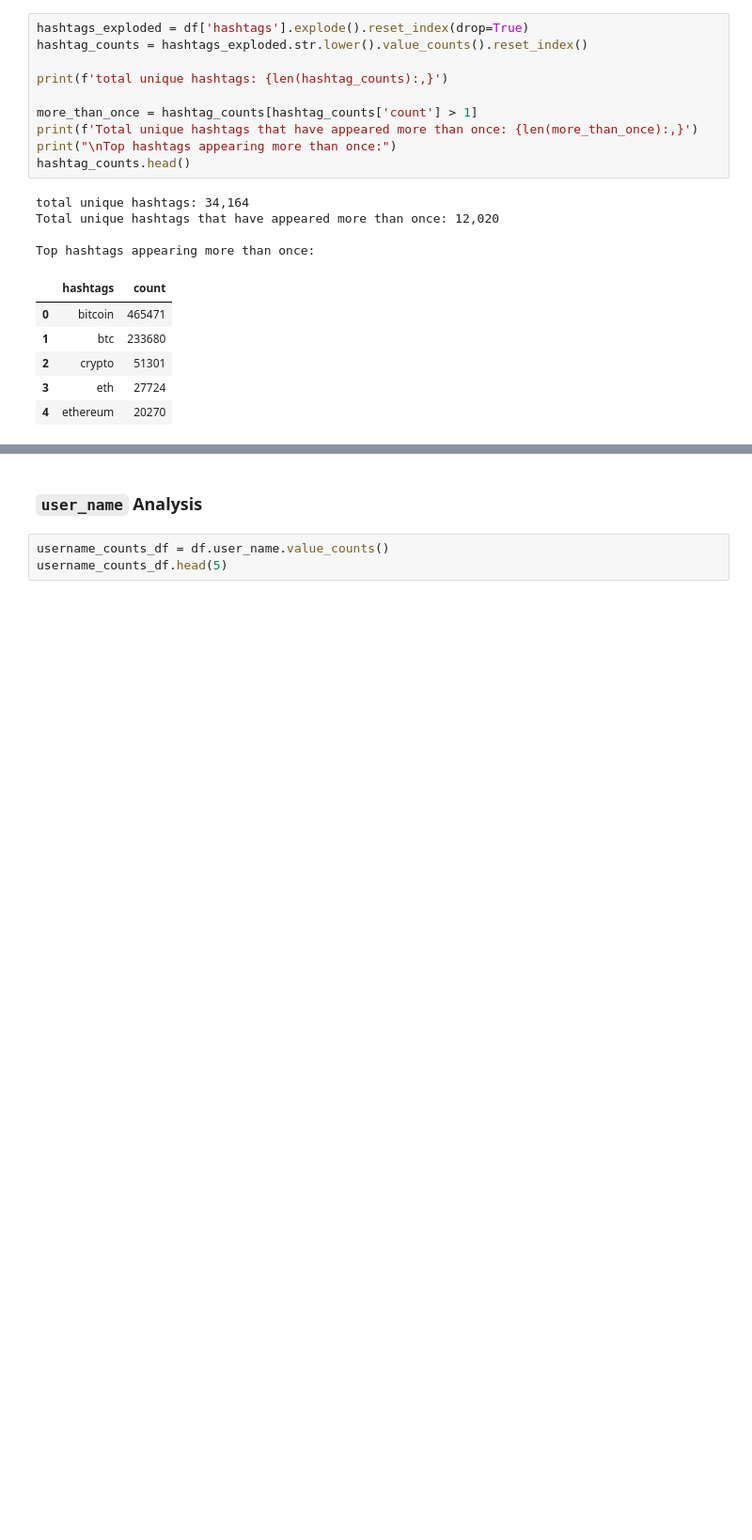
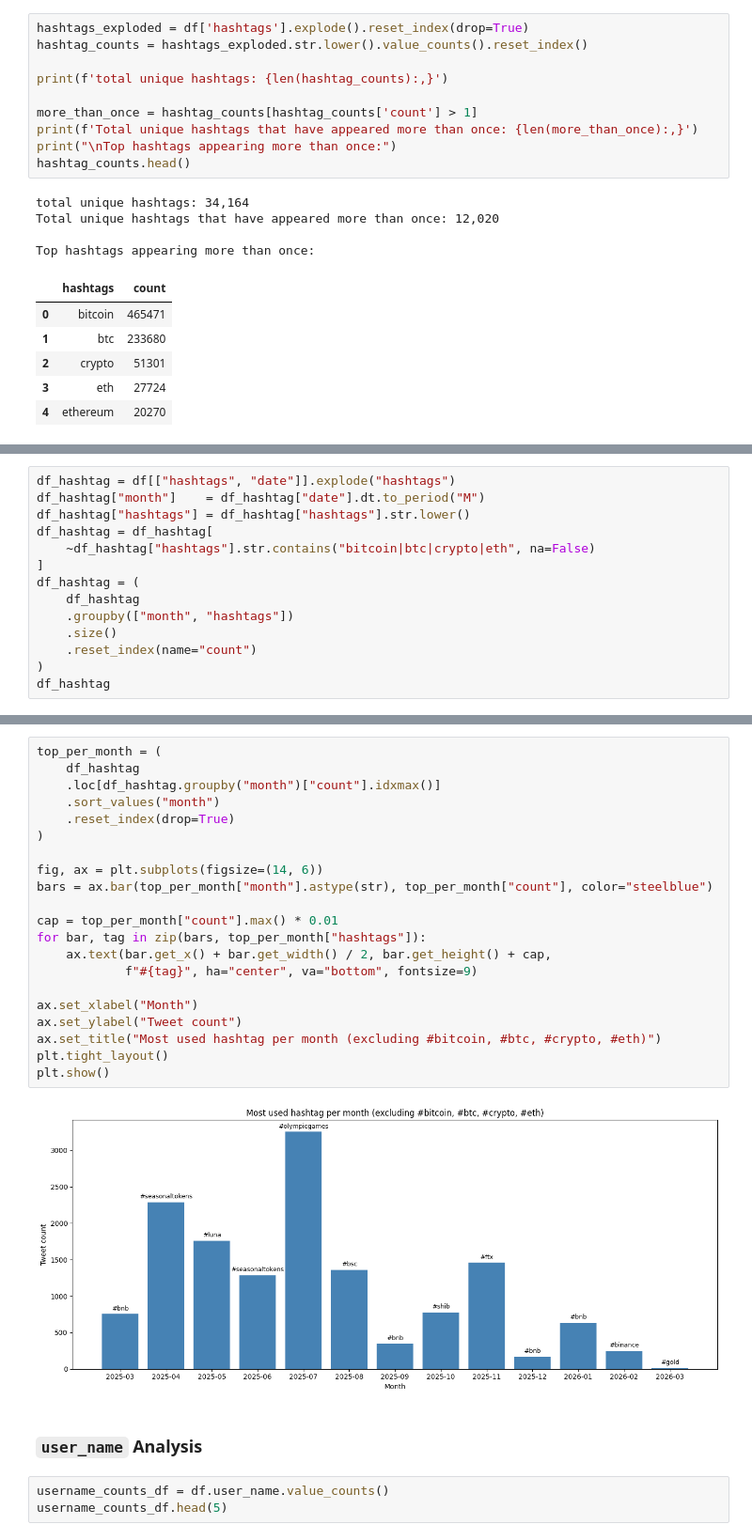
Before and after one commit to badyy8/Assignment_2_social_media_analysis, a Jupyter notebook: 01_data_network.ipynb, the cells around one changed output, grey strips where cells are left out. Shown at 94% size. Saved outputs shown, nothing was run; the diff lists cells and outputs as text; blank space fills up the shorter version.

```diff
--- a/01_data_network.ipynb
+++ b/01_data_network.ipynb
@@ -118,0 +120,14 @@ From ~600k tweets there are 34k unique hashtags found
+# %%
+df_hashtag = df[["hashtags", "date"]].explode("hashtags")
+df_hashtag["month"]    = df_hashtag["date"].dt.to_period("M")
+df_hashtag["hashtags"] = df_hashtag["hashtags"].str.lower()
+df_hashtag = df_hashtag[
+    ~df_hashtag["hashtags"].str.contains("bitcoin|btc|crypto|eth", na=False)
+]
+df_hashtag = (
+    df_hashtag
+    .groupby(["month", "hashtags"])
+    .size()
+    .reset_index(name="count")
+)
+df_hashtag
@@ -119,3 +148,26 @@ From ~600k tweets there are 34k unique hashtags found
+# %%
+top_per_month = (
+    df_hashtag
+    .loc[df_hashtag.groupby("month")["count"].idxmax()]
+    .sort_values("month")
+    .reset_index(drop=True)
+)
+
+fig, ax = plt.subplots(figsize=(14, 6))
+bars = ax.bar(top_per_month["month"].astype(str), top_per_month["count"], color="steelblue")
+
+cap = top_per_month["count"].max() * 0.01
+for bar, tag in zip(bars, top_per_month["hashtags"]):
+    ax.text(bar.get_x() + bar.get_width() / 2, bar.get_height() + cap,
+            f"#{tag}", ha="center", va="bottom", fontsize=9)
+
+ax.set_xlabel("Month")
+ax.set_ylabel("Tweet count")
+ax.set_title("Most used hashtag per month (excluding #bitcoin, #btc, #crypto, #eth)")
+plt.tight_layout()
+plt.show()
+# %% [output]
+[figure, added]
 # %% [markdown]
 ### `user_name` Analysis
 # %%
```
Also changed, not shown: parts of 51 cells of this notebook, 3 other files.
